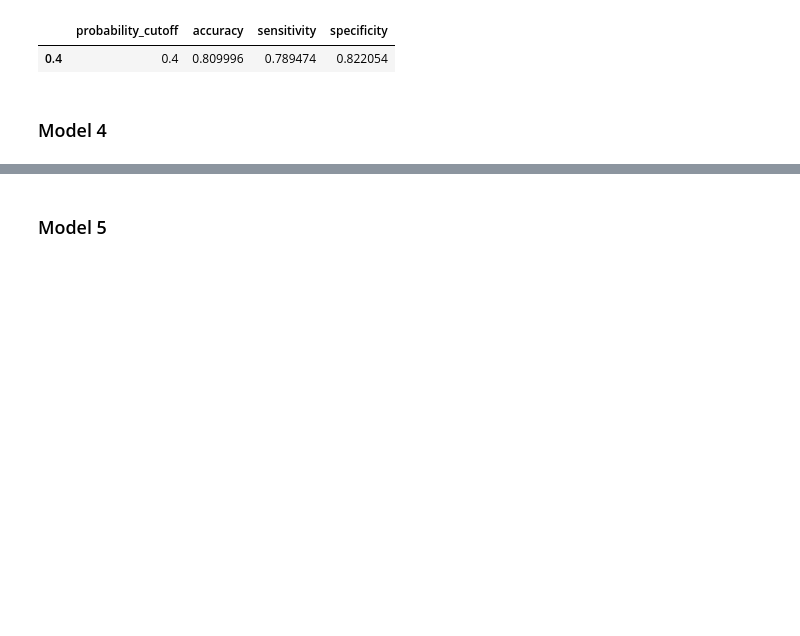
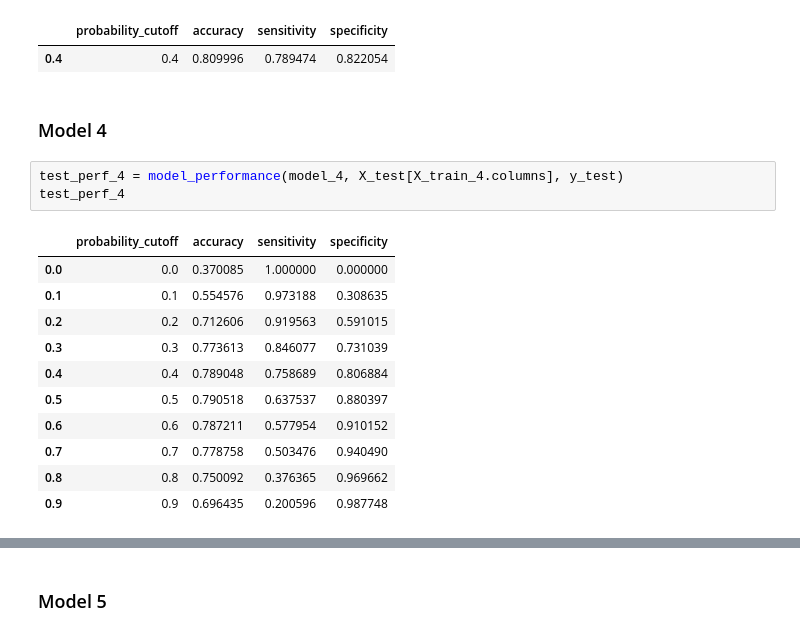
Before and after one commit to SachinShekhar/Lead-Scoring-Case-Study, a Jupyter notebook: Case Study.ipynb, the cells around one changed output, grey strips where cells are left out. Cells and saved outputs as stored; diff of their text form; blank space fills up the shorter version.

```diff
--- a/Case Study.ipynb
+++ b/Case Study.ipynb
@@ -2077,3 +2077,18 @@ test_perf_3.loc[[test_cutoff_3]]
 | 0.4 | 0.4 | 0.809996 | 0.789474 | 0.822054 |
 # %% [markdown]
 ### Model 4
+# %%
+test_perf_4 = model_performance(model_4, X_test[X_train_4.columns], y_test)
+test_perf_4
+# %% [output]
+|  | probability_cutoff | accuracy | sensitivity | specificity |
+| 0.0 | 0.0 | 0.370085 | 1.000000 | 0.000000 |
+| 0.1 | 0.1 | 0.554576 | 0.973188 | 0.308635 |
+| 0.2 | 0.2 | 0.712606 | 0.919563 | 0.591015 |
+| 0.3 | 0.3 | 0.773613 | 0.846077 | 0.731039 |
+| 0.4 | 0.4 | 0.789048 | 0.758689 | 0.806884 |
+| 0.5 | 0.5 | 0.790518 | 0.637537 | 0.880397 |
+| 0.6 | 0.6 | 0.787211 | 0.577954 | 0.910152 |
+| 0.7 | 0.7 | 0.778758 | 0.503476 | 0.940490 |
+| 0.8 | 0.8 | 0.750092 | 0.376365 | 0.969662 |
+| 0.9 | 0.9 | 0.696435 | 0.200596 | 0.987748 |
```
Also changed, not shown: parts of 2 cells of this notebook.
